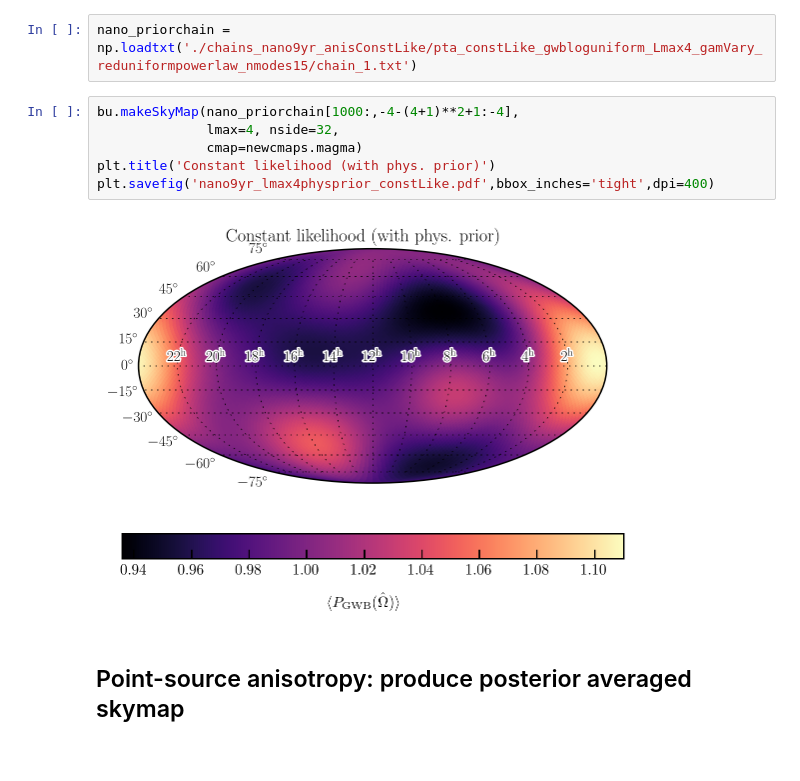
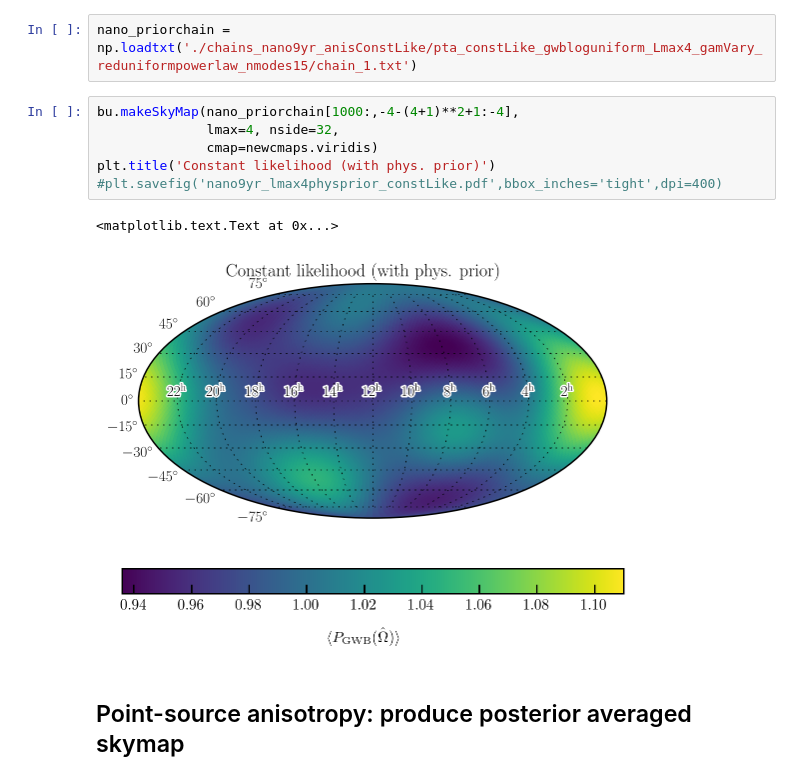
Before and after one commit to stevertaylor/NX01, a Jupyter notebook: process-anisotropy-maps.ipynb, the cells around one changed output. Saved outputs shown, nothing was run; the diff lists cells and outputs as text.

```diff
--- a/process-anisotropy-maps.ipynb
+++ b/process-anisotropy-maps.ipynb
@@ -184,11 +184,12 @@ nano_priorchain = np.loadtxt('./chains_nano9yr_anisConstLike/pta_constLike_gwblo
 # %%
 bu.makeSkyMap(nano_priorchain[1000:,-4-(4+1)**2+1:-4],
               lmax=4, nside=32,
-              cmap=newcmaps.magma)
+              cmap=newcmaps.viridis)
 plt.title('Constant likelihood (with phys. prior)')
-plt.savefig('nano9yr_lmax4physprior_constLike.pdf',bbox_inches='tight',dpi=400)
+#plt.savefig('nano9yr_lmax4physprior_constLike.pdf',bbox_inches='tight',dpi=400)
 # %% [output]
+<matplotlib.text.Text at 0x...>
-[figure, old version]
+[figure, new version]
 # %% [markdown]
 ## Point-source anisotropy: produce posterior averaged skymap
 # %%
```
Also changed, not shown: 1 other file.
